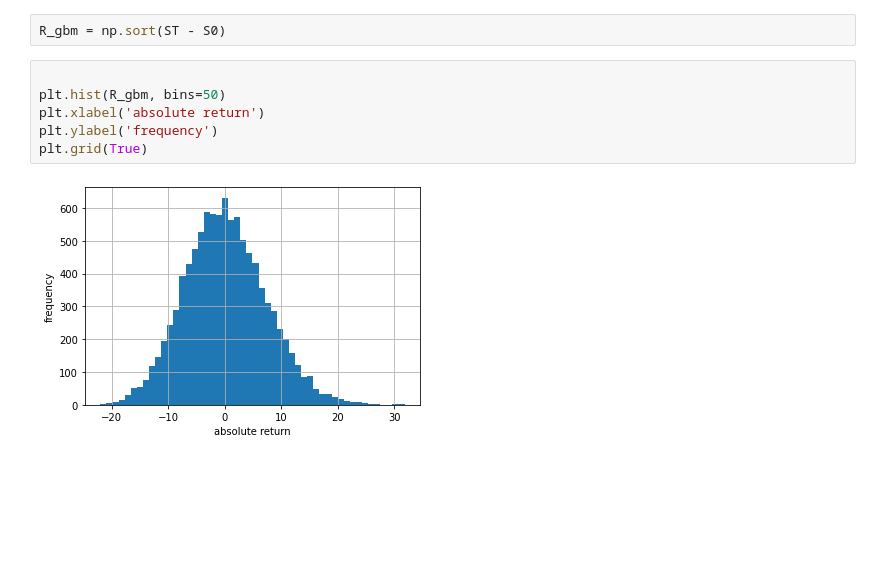
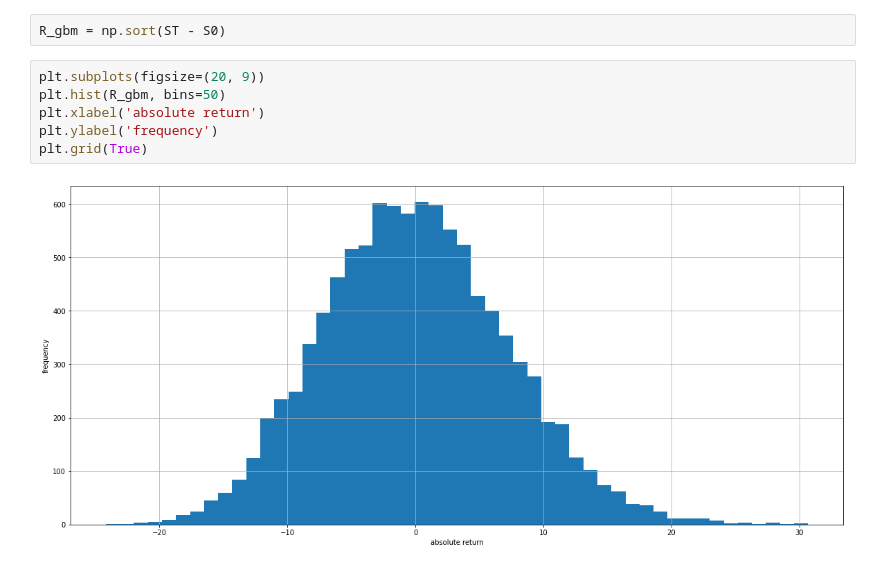
Before and after one commit to 4art/quant, a Jupyter notebook: value_at_risk/Value at Risk Monte Carlo.ipynb, the cells around one changed output. Drawn from its saved outputs; the diff is of its cells as text; blank space fills up the shorter version.

```diff
--- a/value_at_risk/Value at Risk Monte Carlo.ipynb
+++ b/value_at_risk/Value at Risk Monte Carlo.ipynb
@@ -24,13 +24,13 @@ ST=S0*np.exp((r-0.5*sigma**2)*T + sigma * np.sqrt(T) * npr.standard_normal(I))
 # %%
 R_gbm = np.sort(ST - S0)
 # %%
-
+plt.subplots(figsize=(20, 9))
 plt.hist(R_gbm, bins=50)
 plt.xlabel('absolute return')
 plt.ylabel('frequency')
 plt.grid(True)
 # %% [output]
-[figure, old version]
+[figure, new version]
 # %%
 percs = [0.01, 0.1, 1., 2.5, 5.0, 10.0]
 var = scs.scoreatpercentile(R_gbm, percs)
```
Also changed, not shown: parts of 1 cell of this notebook, 1 other file.
